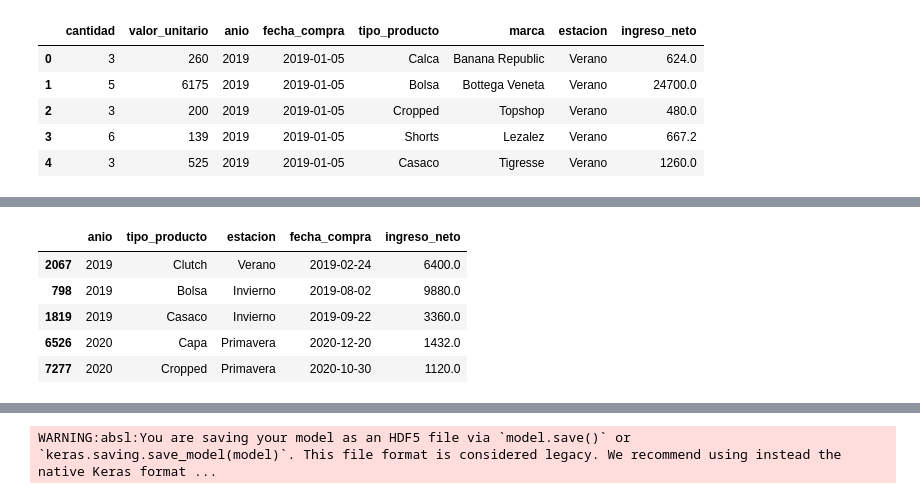
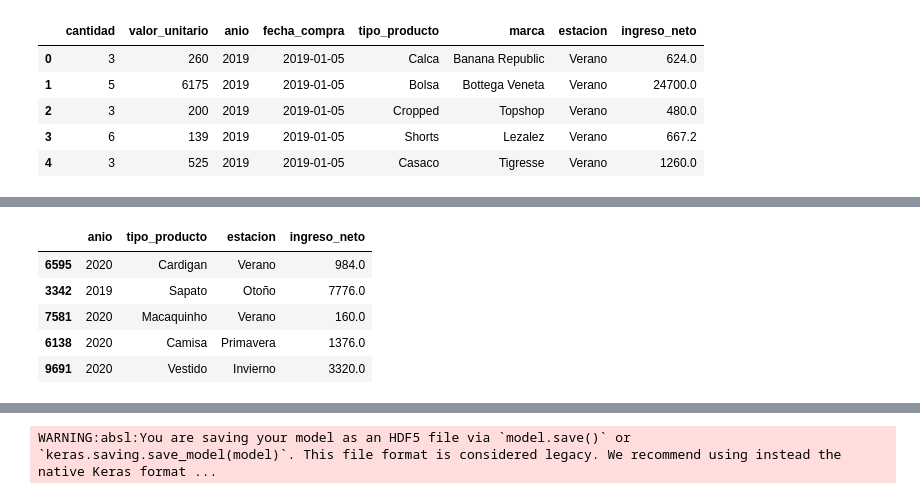
Before and after one commit to NestorSaenz/sales_store_streamlit, a Jupyter notebook: creacion_modelo.ipynb, the cells around one changed output, grey strips where cells are left out. Drawn from its saved outputs; the diff is of its cells as text; code cells hidden in the pictures.

```diff
--- a/creacion_modelo.ipynb
+++ b/creacion_modelo.ipynb
@@ -79,14 +79,15 @@ dtypes: datetime64[ns](1), float64(1), int64(3), object(3)
 memory usage: 1.6+ MB
 # %%
 df = df.groupby(['anio','tipo_producto','estacion','fecha_compra'])['ingreso_neto'].sum().reset_index()
+df = df.drop(columns='fecha_compra')
 df.sample(5)
 # %% [output]
-|  | anio | tipo_producto | estacion | fecha_compra | ingreso_neto |
-| 2067 | 2019 | Clutch | Verano | 2019-02-24 | 6400.0 |
-| 798 | 2019 | Bolsa | Invierno | 2019-08-02 | 9880.0 |
-| 1819 | 2019 | Casaco | Invierno | 2019-09-22 | 3360.0 |
-| 6526 | 2020 | Capa | Primavera | 2020-12-20 | 1432.0 |
-| 7277 | 2020 | Cropped | Primavera | 2020-10-30 | 1120.0 |
+|  | anio | tipo_producto | estacion | ingreso_neto |
+| 6595 | 2020 | Cardigan | Verano | 984.0 |
+| 3342 | 2019 | Sapato | Otoño | 7776.0 |
+| 7581 | 2020 | Macaquinho | Verano | 160.0 |
+| 6138 | 2020 | Camisa | Primavera | 1376.0 |
+| 9691 | 2020 | Vestido | Invierno | 3320.0 |
 # %%
 import pandas as pd
 from sklearn.model_selection import train_test_split
```
Also changed, not shown: parts of 2 cells of this notebook, 6 other files.
